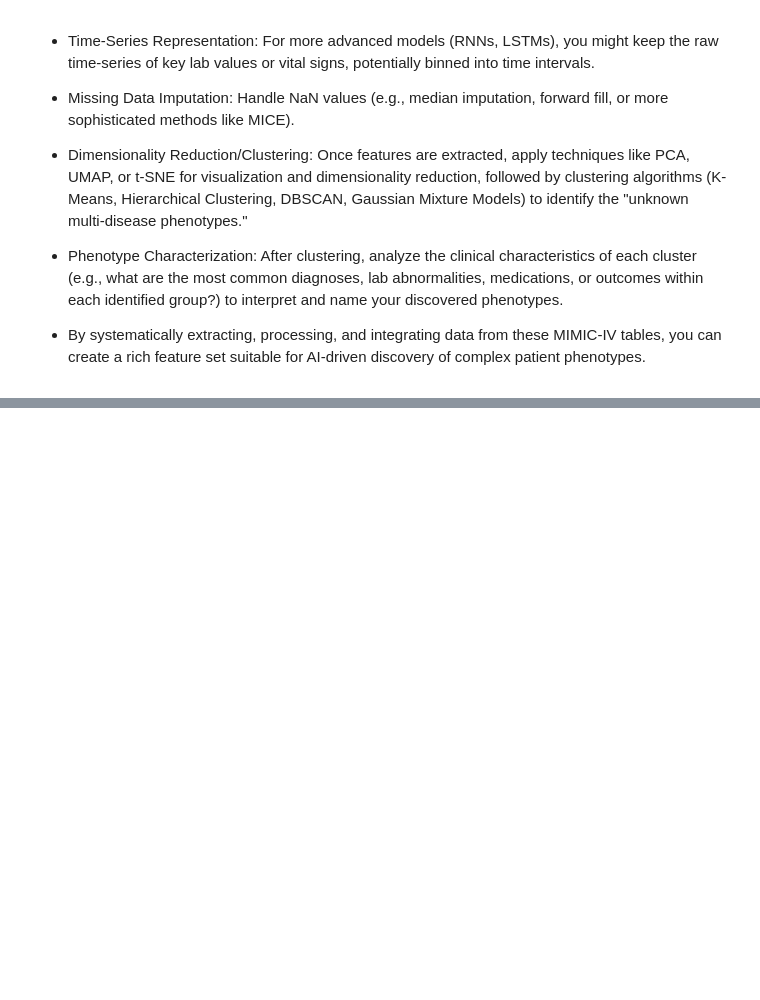
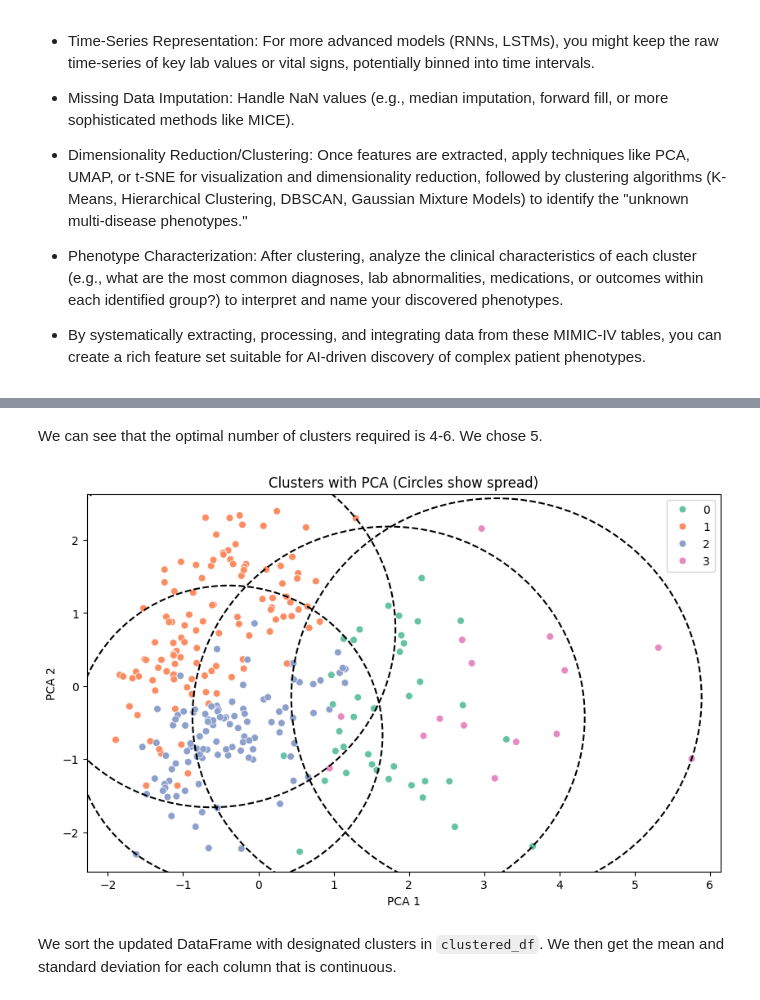
Before and after one commit to Aditya-2204/AI-Discovery-of-Novel-Longitudinal-Disease-Phenotypes-in-Electronic-Health-Records, a Jupyter notebook: main.ipynb, the cells around one changed output, grey strips where cells are left out. Drawn from its saved outputs; the diff is of its cells as text; code cells hidden in the pictures; blank space fills up the shorter version.

```diff
--- a/main.ipynb
+++ b/main.ipynb
@@ -163,0 +277,8 @@ with open(URL_PROJECT+'csvs_icu.pkl', "rb") as f:  # Use "wb" for write binary
+# %% [markdown]
+We can see that the optimal number of clusters required is 4-6. We chose 5.
+# %%
+clustered_df = run_clustering(features, 4)
+# %% [output]
+[figure, added]
+# %% [markdown]
+We sort the updated DataFrame with designated clusters in `clustered_df`. We then get the mean and standard deviation for each column that is continuous.
```
Also changed, not shown: parts of 18 cells of this notebook.
